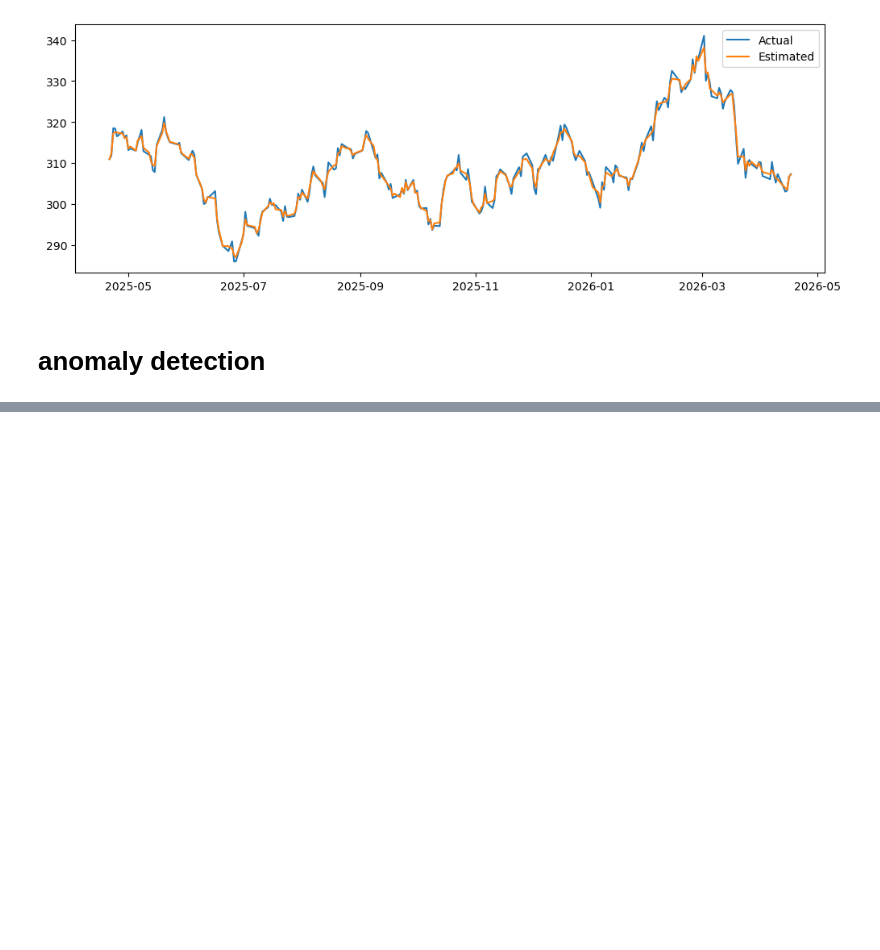
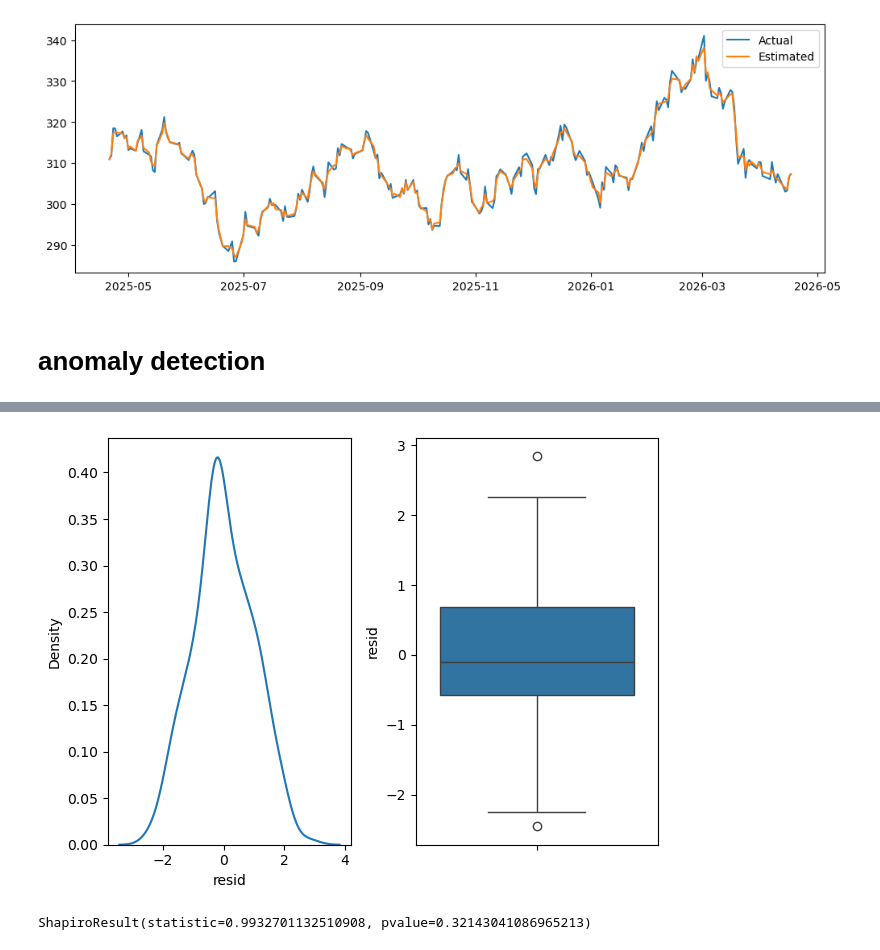
Before and after one commit to Thomas-Nguyen12/NewsApplication, a Jupyter notebook: notebooks/time_series_analysis.ipynb, the cells around one changed output, grey strips where cells are left out. Drawn from its saved outputs; the diff is of its cells as text; code cells hidden in the pictures; blank space fills up the shorter version.

```diff
--- a/notebooks/time_series_analysis.ipynb
+++ b/notebooks/time_series_analysis.ipynb
@@ -639,0 +654,32 @@ plt.show()
+# %%
+# testing the assumptions of this technique
+
+# 1. normal distribution of data
+# 2. sensitive to extreme outliers (boxplot?)
+
+
+fig, axes = plt.subplots(1,2)
+
+# normal distribution
+sns.kdeplot(x=resid, ax=axes[0])
+
+# extreme outliers
+sns.boxplot(data=resid, ax=axes[1])
+
+
+
+plt.tight_layout()
+plt.show()
+# %% [output]
+[figure, added]
+# %%
+# statistical test for normality
+
+# null hypothesis is that the data is normally distributed
+import scipy.stats as stats
+
+stats.shapiro(resid)
+
+# the residuals are normally distributed
+# %% [output]
+ShapiroResult(statistic=0.9932701132510908, pvalue=0.32143041086965213)
```
Also changed, not shown: parts of 45 cells of this notebook, 1 other file.
